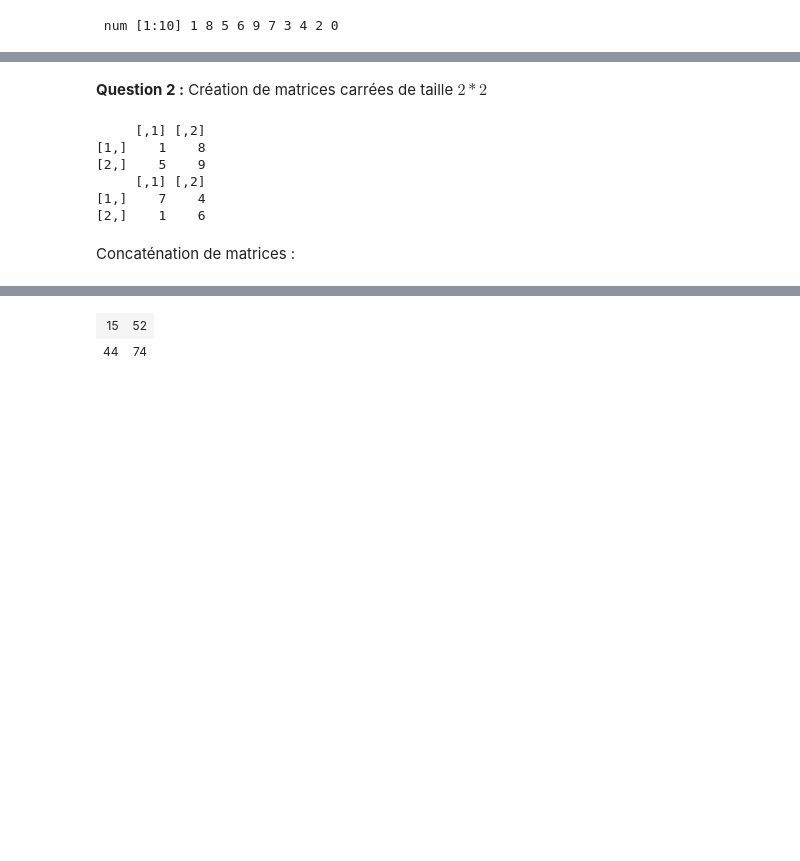
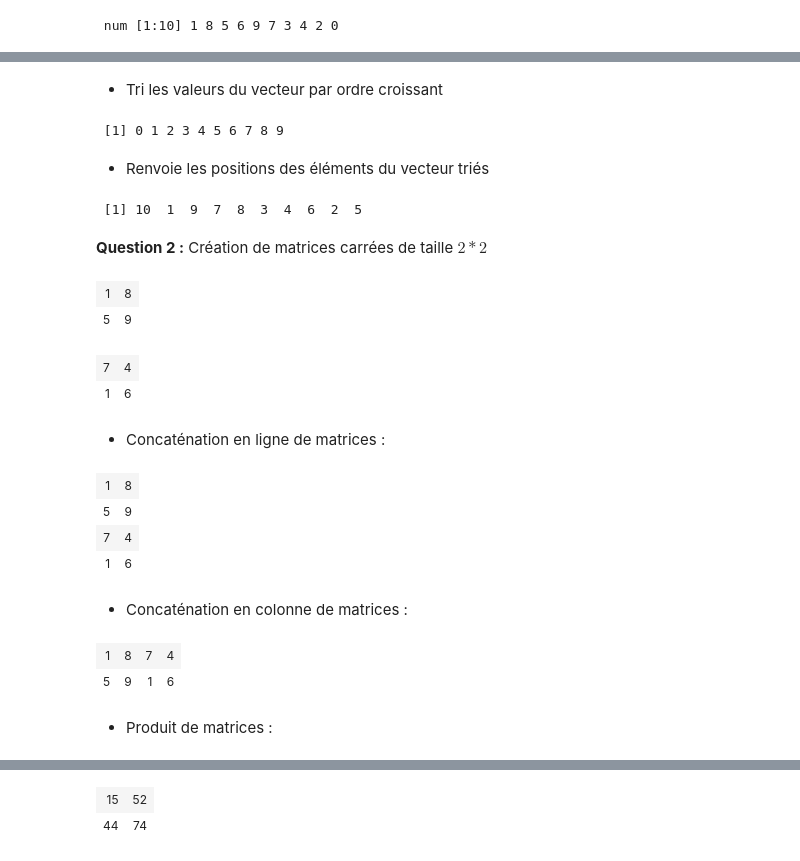
Before and after one commit to lbonnetain/MSI, a Jupyter notebook: TPmaison.ipynb, the cells around one changed output, grey strips where cells are left out. Drawn from its saved outputs; the diff is of its cells as text; code cells hidden in the pictures; blank space fills up the shorter version.

```diff
--- a/TPmaison.ipynb
+++ b/TPmaison.ipynb
@@ -58,16 +74,44 @@ order(vect) #Renvoie les positions des éléments du vecteur triés (l'argument
+# %% [markdown]
+* Tri les valeurs du vecteur par ordre croissant
+# %%
+sort(vect, decreasing = FALSE) #(decreasing = TRUE : tri par ordre décroissant)
+# %% [output]
+ [1] 0 1 2 3 4 5 6 7 8 9
+# %% [markdown]
+* Renvoie les positions des éléments du vecteur triés
+# %%
+order(vect) #l'argument decreasing peut aussi être ajouté
+# %% [output]
+ [1] 10  1  9  7  8  3  4  6  2  5
 # %% [markdown]
 **Question 2 :** Création de matrices carrées de taille $2*2$
+# %%
+mat1 = matrix(c(1,5,8,9), nrow=2, ncol=2)
+mat1
+# %% [output]
+| 1 | 8 |
+| 5 | 9 |
 # %%
-mat1 = matrix(c(1,5,8,9), nrow=2, ncol=2)
 mat2 = matrix(c(7,4,1,6), nrow=2, ncol=2, byrow=TRUE) # Le remplissage de la matrice s'effectue par ligne col1 = 7,1 col2 = 4,6 au lieu d'un remplissage par colonne col1 = 7,4 col2=1,6
-print(mat1)
-print(mat2)
+mat2
 # %% [output]
-     [,1] [,2]
-[1,]    1    8
-[2,]    5    9
-     [,1] [,2]
-[1,]    7    4
-[2,]    1    6
+| 7 | 4 |
+| 1 | 6 |
+# %% [markdown]
+* Concaténation en ligne de matrices :
+# %%
+rbind(mat1, mat2) # En ligne
+# %% [output]
+| 1 | 8 |
+| 5 | 9 |
+| 7 | 4 |
+| 1 | 6 |
+# %% [markdown]
+* Concaténation en colonne de matrices :
+# %%
+cbind(mat1, mat2) # En ligne
+# %% [output]
+| 1 | 8 | 7 | 4 |
+| 5 | 9 | 1 | 6 |
 # %% [markdown]
-Concaténation de matrices :
+* Produit de matrices :
```
Also changed, not shown: parts of 94 cells of this notebook.
